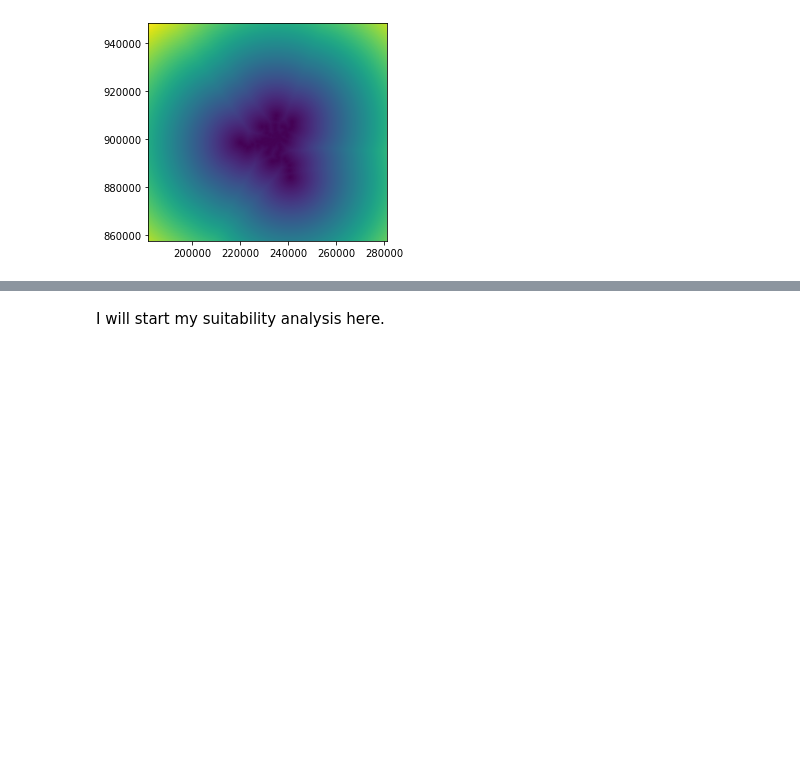
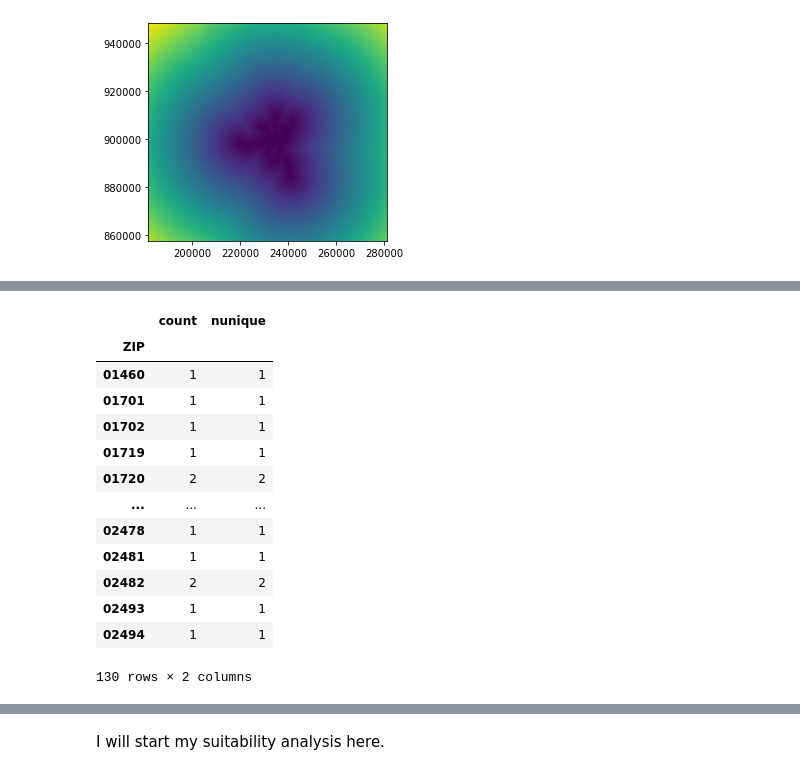
Before and after one commit to zhining-sun/UEP239-FinalProject, a Jupyter notebook: FinalProject_ZhiningSun.ipynb, the cells around one changed output, grey strips where cells are left out. Drawn from its saved outputs; the diff is of its cells as text; code cells hidden in the pictures; blank space fills up the shorter version.

```diff
--- a/FinalProject_ZhiningSun.ipynb
+++ b/FinalProject_ZhiningSun.ipynb
@@ -675,0 +709,19 @@ plt.show()
+# %%
+#Summary for number of libraries per zipcode area
+count_libraries = library_m['NAME'].groupby(library_m['ZIP']).agg(['count','nunique'])
+count_libraries
+# %% [output]
+|  | count | nunique |
+| ZIP |  |  |
+| 01460 | 1 | 1 |
+| 01701 | 1 | 1 |
+| 01702 | 1 | 1 |
+| 01719 | 1 | 1 |
+| 01720 | 2 | 2 |
+| ... | ... | ... |
+| 02478 | 1 | 1 |
+| 02481 | 1 | 1 |
+| 02482 | 2 | 2 |
+| 02493 | 1 | 1 |
+| 02494 | 1 | 1 |
+130 rows × 2 columns
```
Also changed, not shown: parts of 12 cells of this notebook.
